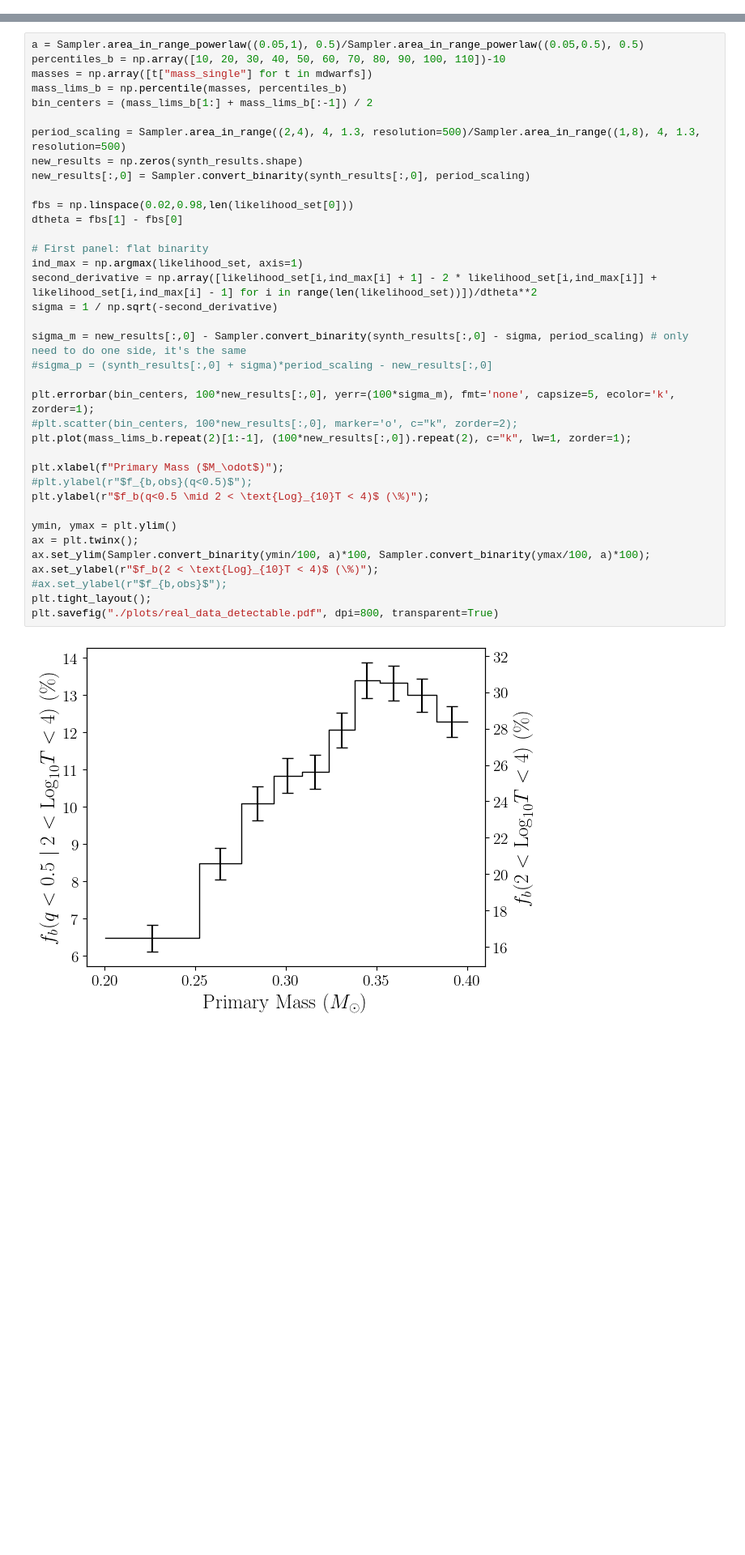
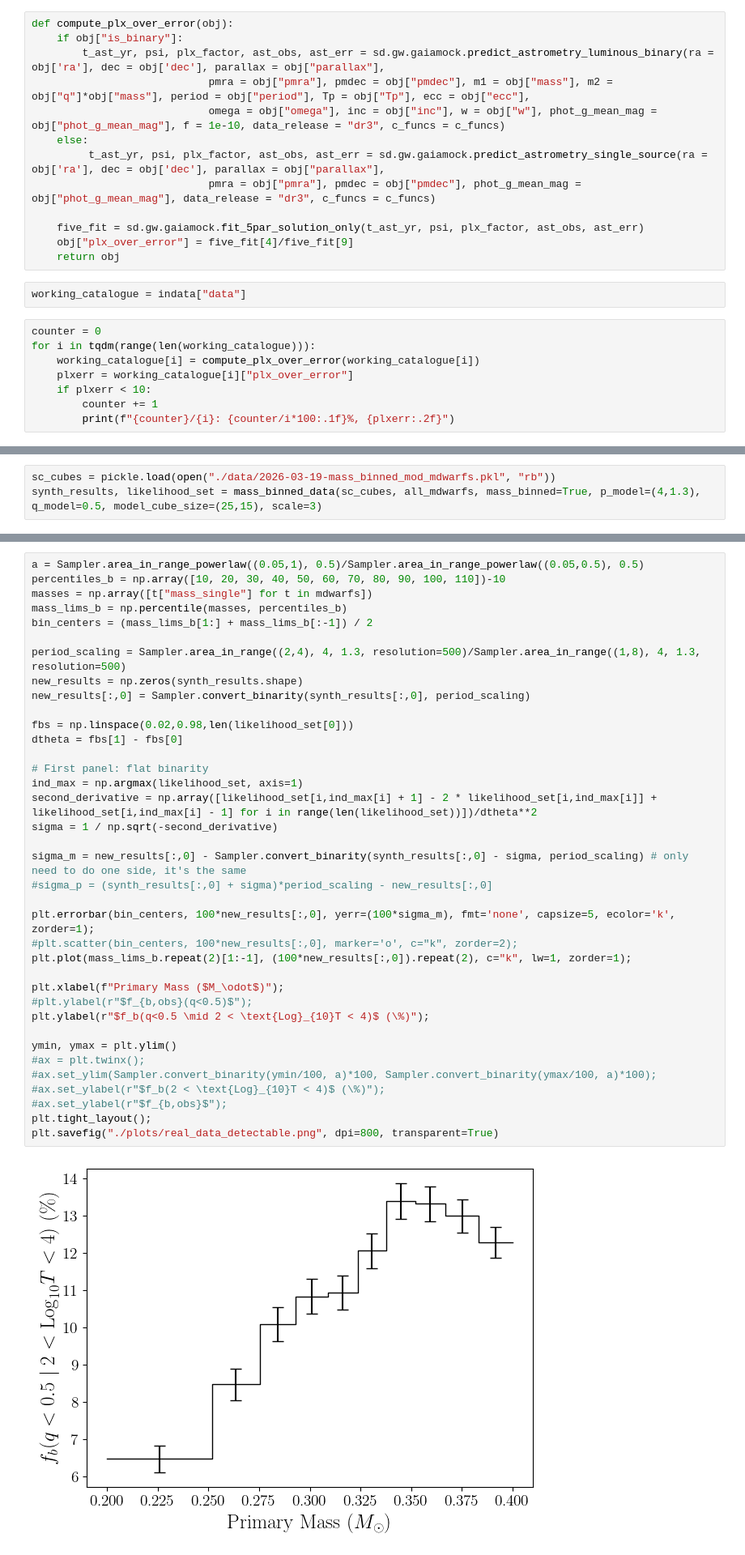
Before and after one commit to BenPennell/BrownDwarfProbabilities, a Jupyter notebook: Results.ipynb, the cells around one changed output, grey strips where cells are left out. Shown at 81% size. Saved outputs shown, nothing was run; the diff lists cells and outputs as text; blank space fills up the shorter version.

Commit message:
updated gaiamock wrapper, catalogue

```diff
--- a/Results.ipynb
+++ b/Results.ipynb
@@ -33,0 +305,23 @@ all_mdwarfs = np.array(all_mdwarfs)
+# %%
+def compute_plx_over_error(obj):
+    if obj["is_binary"]:
+        t_ast_yr, psi, plx_factor, ast_obs, ast_err = sd.gw.gaiamock.predict_astrometry_luminous_binary(ra = obj['ra'], dec = obj['dec'], parallax = obj["parallax"],
+                            pmra = obj["pmra"], pmdec = obj["pmdec"], m1 = obj["mass"], m2 = obj["q"]*obj["mass"], period = obj["period"], Tp = obj["Tp"], ecc = obj["ecc"],
+                            omega = obj["omega"], inc = obj["inc"], w = obj["w"], phot_g_mean_mag = obj["phot_g_mean_mag"], f = 1e-10, data_release = "dr3", c_funcs = c_funcs)
+    else:
+         t_ast_yr, psi, plx_factor, ast_obs, ast_err = sd.gw.gaiamock.predict_astrometry_single_source(ra = obj['ra'], dec = obj['dec'], parallax = obj["parallax"],
+                            pmra = obj["pmra"], pmdec = obj["pmdec"], phot_g_mean_mag = obj["phot_g_mean_mag"], data_release = "dr3", c_funcs = c_funcs)
+
+    five_fit = sd.gw.gaiamock.fit_5par_solution_only(t_ast_yr, psi, plx_factor, ast_obs, ast_err)
+    obj["plx_over_error"] = five_fit[4]/five_fit[9]
+    return obj
+# %%
+working_catalogue = indata["data"]
+# %%
+counter = 0
+for i in tqdm(range(len(working_catalogue))):
+    working_catalogue[i] = compute_plx_over_error(working_catalogue[i])
+    plxerr = working_catalogue[i]["plx_over_error"]
+    if plxerr < 10:
+        counter += 1
+        print(f"{counter}/{i}: {counter/i*100:.1f}%, {plxerr:.2f}")
@@ -108,3 +464,6 @@ def generate_plot(synth_results, target_fb=None):
     plt.scatter(mass_lims, synth_results[:,0], marker='o', zorder=2);
     if target_fb is not None:
         plt.axhline(y=target_fb, c="green", linestyle="--");
+# %%
+sc_cubes = pickle.load(open("./data/2026-03-19-mass_binned_mod_mdwarfs.pkl", "rb"))
+synth_results, likelihood_set = mass_binned_data(sc_cubes, all_mdwarfs, mass_binned=True, p_model=(4,1.3), q_model=0.5, model_cube_size=(25,15), scale=3)
@@ -214,38 +584,38 @@ masses = np.array([t["mass_single"] for t in mdwarfs])
 mass_lims_b = np.percentile(masses, percentiles_b)
 bin_centers = (mass_lims_b[1:] + mass_lims_b[:-1]) / 2
 
 period_scaling = Sampler.area_in_range((2,4), 4, 1.3, resolution=500)/Sampler.area_in_range((1,8), 4, 1.3, resolution=500)
 new_results = np.zeros(synth_results.shape)
 new_results[:,0] = Sampler.convert_binarity(synth_results[:,0], period_scaling)
 
 fbs = np.linspace(0.02,0.98,len(likelihood_set[0]))
 dtheta = fbs[1] - fbs[0]
 
 # First panel: flat binarity
 ind_max = np.argmax(likelihood_set, axis=1)
 second_derivative = np.array([likelihood_set[i,ind_max[i] + 1] - 2 * likelihood_set[i,ind_max[i]] + likelihood_set[i,ind_max[i] - 1] for i in range(len(likelihood_set))])/dtheta**2
 sigma = 1 / np.sqrt(-second_derivative)
 
 sigma_m = new_results[:,0] - Sampler.convert_binarity(synth_results[:,0] - sigma, period_scaling) # only need to do one side, it's the same
 #sigma_p = (synth_results[:,0] + sigma)*period_scaling - new_results[:,0]
 
 plt.errorbar(bin_centers, 100*new_results[:,0], yerr=(100*sigma_m), fmt='none', capsize=5, ecolor='k', zorder=1);
 #plt.scatter(bin_centers, 100*new_results[:,0], marker='o', c="k", zorder=2);
 plt.plot(mass_lims_b.repeat(2)[1:-1], (100*new_results[:,0]).repeat(2), c="k", lw=1, zorder=1);
 
 plt.xlabel(f"Primary Mass ($M_\odot$)");
 #plt.ylabel(r"$f_{b,obs}(q<0.5)$");
 plt.ylabel(r"$f_b(q<0.5 \mid 2 < \text{Log}_{10}T < 4)$ (\%)");
 
 ymin, ymax = plt.ylim()
-ax = plt.twinx();
-ax.set_ylim(Sampler.convert_binarity(ymin/100, a)*100, Sampler.convert_binarity(ymax/100, a)*100);
-ax.set_ylabel(r"$f_b(2 < \text{Log}_{10}T < 4)$ (\%)");
+#ax = plt.twinx();
+#ax.set_ylim(Sampler.convert_binarity(ymin/100, a)*100, Sampler.convert_binarity(ymax/100, a)*100);
+#ax.set_ylabel(r"$f_b(2 < \text{Log}_{10}T < 4)$ (\%)");
 #ax.set_ylabel(r"$f_{b,obs}$");
 plt.tight_layout();
-plt.savefig("./plots/real_data_detectable.pdf", dpi=800, transparent=True)
+plt.savefig("./plots/real_data_detectable.png", dpi=800, transparent=True)
 # %% [output]
-[figure, old version]
+[figure, new version]
 # %%
 100*new_results[:,0], 100*sigma_m
 # %% [output]
```
Also changed, not shown: parts of 41 cells of this notebook, 28 other files.
